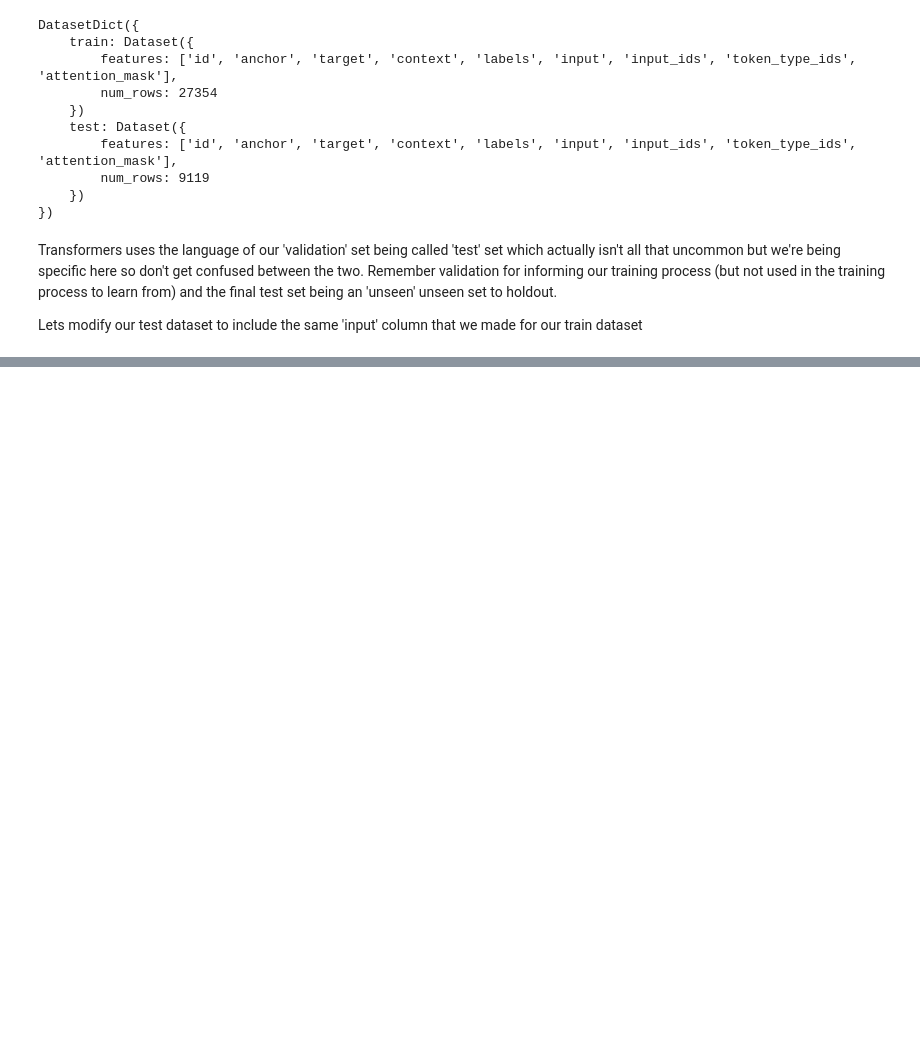
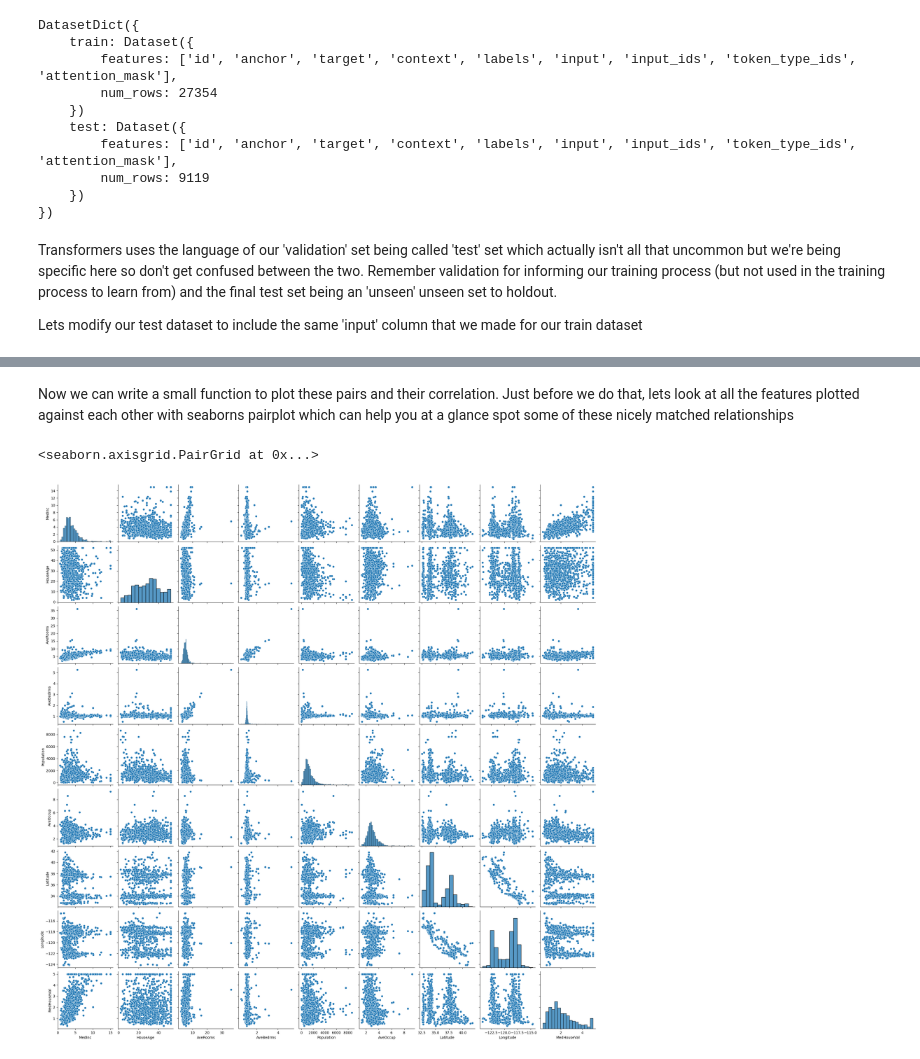
Before and after one commit to nglillywhite/blog, a Jupyter notebook: posts/2023-01-08-Fastai Chapter 4.ipynb, the cells around one changed output, grey strips where cells are left out. Drawn from its saved outputs; the diff is of its cells as text; code cells hidden in the pictures; blank space fills up the shorter version.

```diff
--- a/posts/2023-01-08-Fastai Chapter 4.ipynb
+++ b/posts/2023-01-08-Fastai Chapter 4.ipynb
@@ -331,0 +409,7 @@ evaluation_ds = Dataset.from_pandas(evaluation_df).map(tokenise_function,batched
+# %% [markdown]
+Now we can write a small function to plot these pairs and their correlation. Just before we do that, lets look at all the features plotted against each other with seaborns pairplot which can help you at a glance spot some of these nicely matched relationships
+# %%
+sns.pairplot(housing)
+# %% [output]
+<seaborn.axisgrid.PairGrid at 0x...>
+[figure, added]
```
Also changed, not shown: parts of 89 cells of this notebook, 3 other files.
